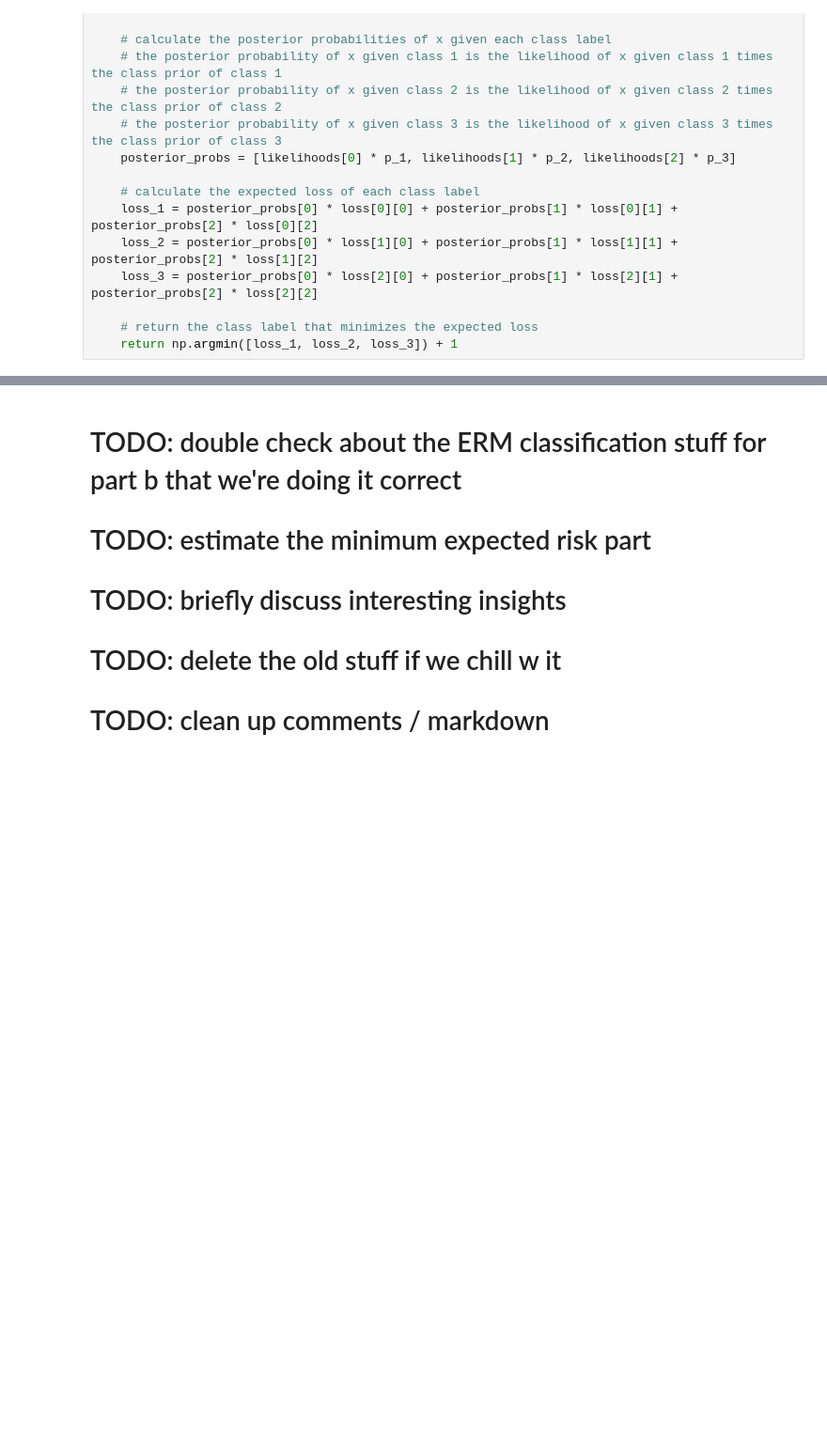
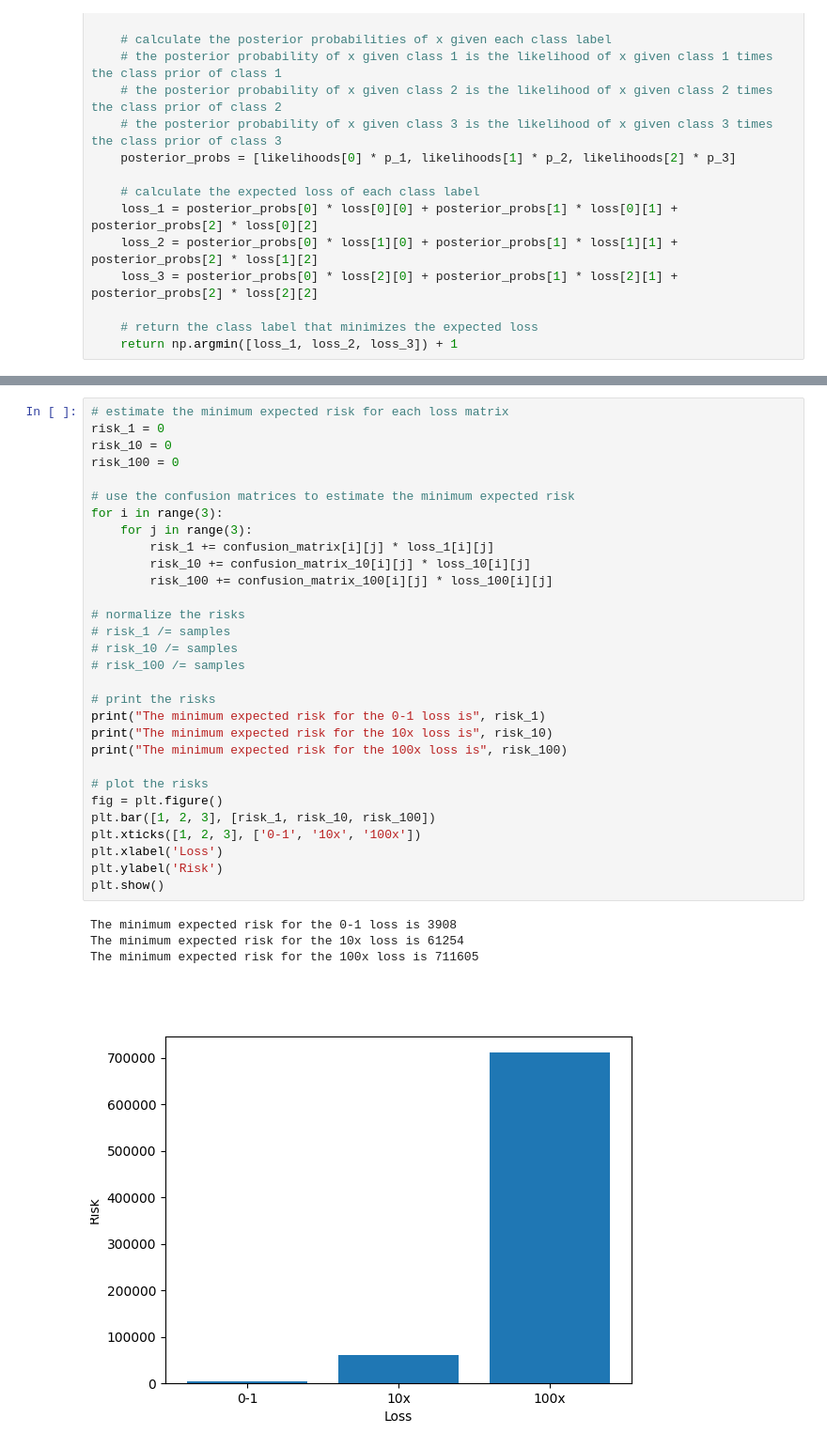
Before and after one commit to chrisswagler/machine-learning, a Jupyter notebook: PS1/p2.ipynb, the cells around one changed output, grey strips where cells are left out. Shown at 94% size. Cells and saved outputs as stored; diff of their text form; blank space fills up the shorter version.

```diff
--- a/PS1/p2.ipynb
+++ b/PS1/p2.ipynb
@@ -354,6 +286,35 @@ print(confusion_matrix_100)
-# %% [markdown]
-# TODO: double check about the ERM classification stuff for part b that we're doing it correct
-# TODO: estimate the minimum expected risk part
-# TODO: briefly discuss interesting insights
-# TODO: delete the old stuff if we chill w it
-# TODO: clean up comments / markdown
+# %%
+# estimate the minimum expected risk for each loss matrix
+risk_1 = 0
+risk_10 = 0
+risk_100 = 0
+
+# use the confusion matrices to estimate the minimum expected risk
+for i in range(3):
+    for j in range(3):
+        risk_1 += confusion_matrix[i][j] * loss_1[i][j]
+        risk_10 += confusion_matrix_10[i][j] * loss_10[i][j]
+        risk_100 += confusion_matrix_100[i][j] * loss_100[i][j]
+
+# normalize the risks
+# risk_1 /= samples
+# risk_10 /= samples
+# risk_100 /= samples
+
+# print the risks
+print("The minimum expected risk for the 0-1 loss is", risk_1)
+print("The minimum expected risk for the 10x loss is", risk_10)
+print("The minimum expected risk for the 100x loss is", risk_100)
+
+# plot the risks
+fig = plt.figure()
+plt.bar([1, 2, 3], [risk_1, risk_10, risk_100])
+plt.xticks([1, 2, 3], ['0-1', '10x', '100x'])
+plt.xlabel('Loss')
+plt.ylabel('Risk')
+plt.show()
+# %% [output]
+The minimum expected risk for the 0-1 loss is 3908
+The minimum expected risk for the 10x loss is 61254
+The minimum expected risk for the 100x loss is 711605
+[figure, added]
```
Also changed, not shown: parts of 12 cells of this notebook.
